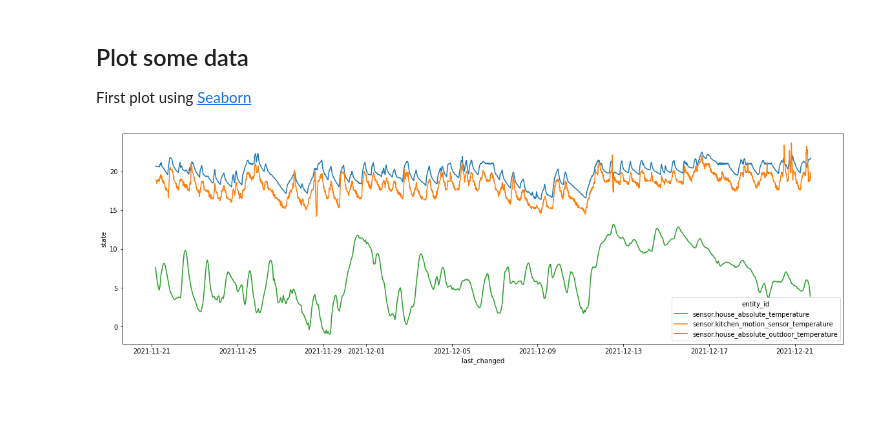
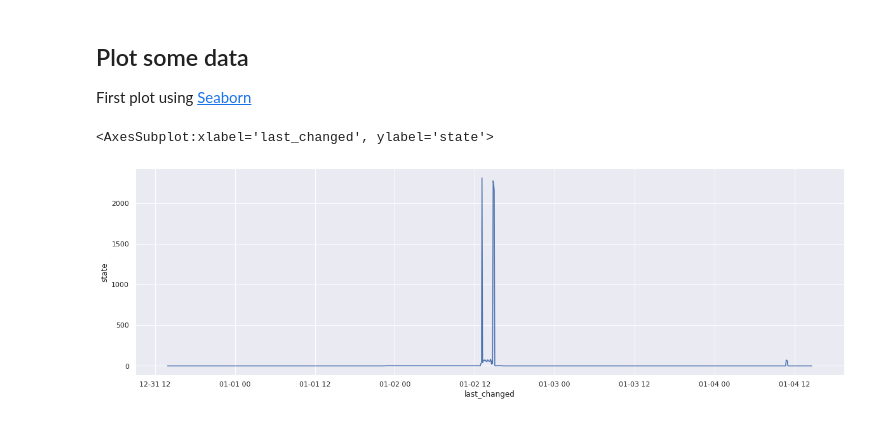
Before and after one commit to charlesbaynham/house-absolute-ha-setup, a Jupyter notebook: notebooks/plot_dishwasher_power.ipynb, the cells around one changed output. Saved outputs shown, nothing was run; the diff lists cells and outputs as text; code cells hidden in the pictures.

```diff
--- a/notebooks/plot_dishwasher_power.ipynb
+++ b/notebooks/plot_dishwasher_power.ipynb
@@ -194,16 +179,14 @@ df.head()
 First plot using [Seaborn](https://seaborn.pydata.org/)
 # %%
 #!pip install seaborn # Uncomment to install if required
+
+import seaborn as sns
+import matplotlib.pyplot as plt
+
+sns.set()
 # %%
-import seaborn as sns
-import matplotlib.pyplot as plt
-
 fig, ax = plt.subplots(1, figsize=(20,6))
-sns.lineplot(
-    x='last_changed',
-    y='state',
-    hue='entity_id',
-    data=df[df['device_class'] == 'temperature'],
-    ax=ax);
+sns.lineplot(data=df['state'])
 # %% [output]
+<AxesSubplot:xlabel='last_changed', ylabel='state'>
-[figure, old version]
+[figure, new version]
```
Also changed, not shown: parts of 9 cells of this notebook.
